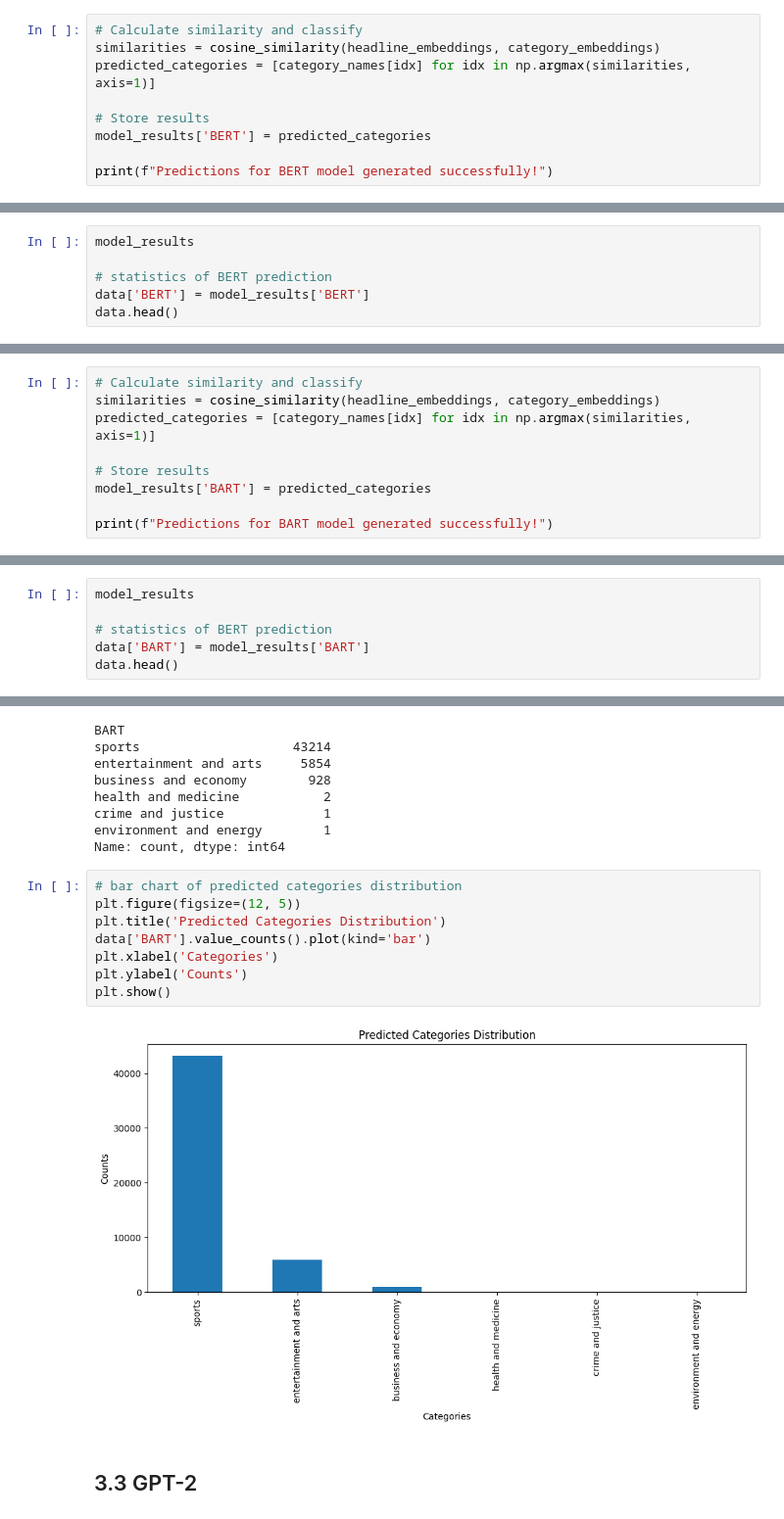
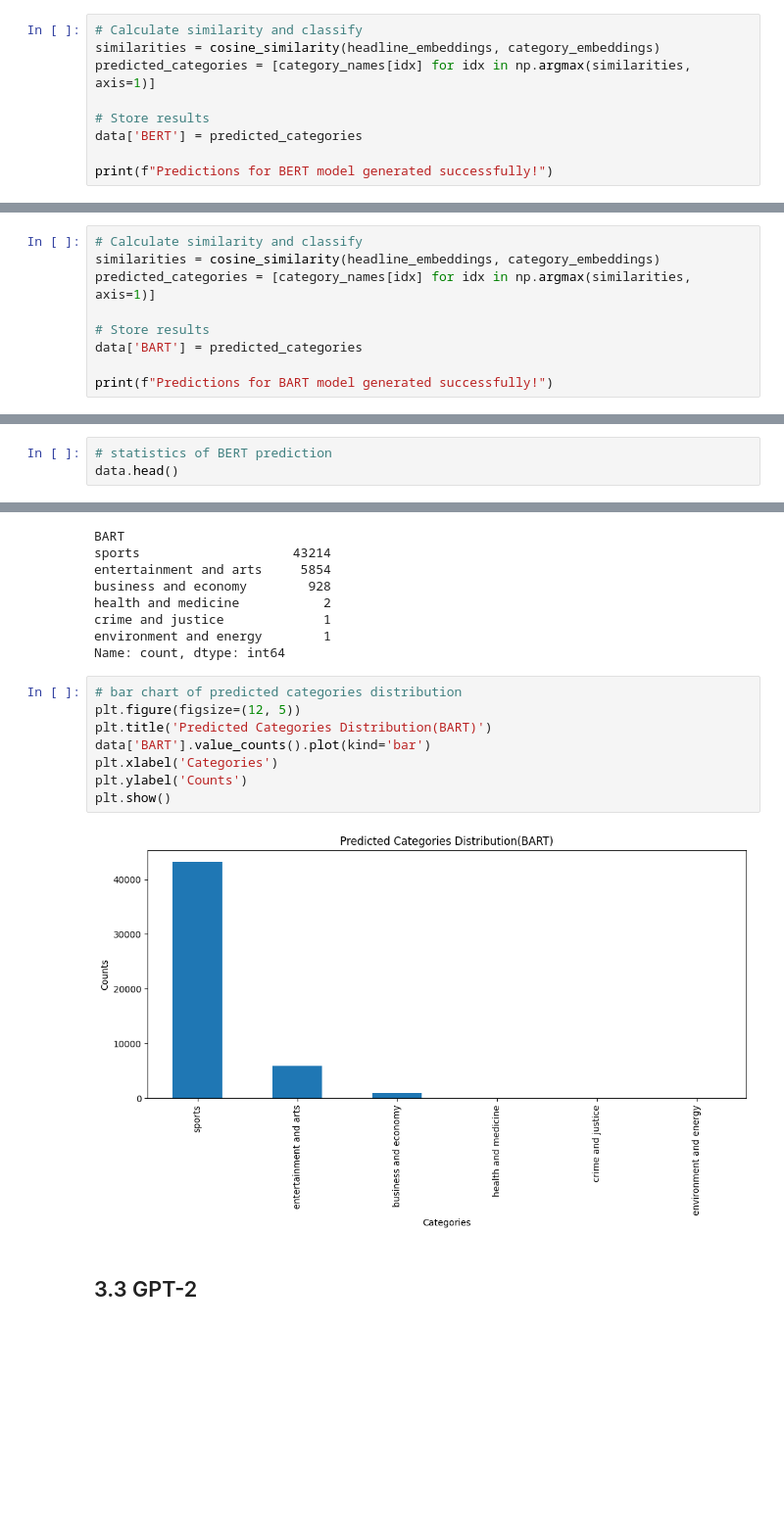
Before and after one commit to zoezhousy/Kaggle_A_Million_News_Headlines, a Jupyter notebook: Classification 1.ipynb, the cells around one changed output, grey strips where cells are left out. Shown: that part at 98% size. Saved outputs shown, nothing was run; the diff lists cells and outputs as text; blank space fills up the shorter version.

```diff
--- a/Classification 1.ipynb
+++ b/Classification 1.ipynb
@@ -394,14 +342,8 @@ similarities = cosine_similarity(headline_embeddings, category_embeddings)
 predicted_categories = [category_names[idx] for idx in np.argmax(similarities, axis=1)]
 
 # Store results
-model_results['BERT'] = predicted_categories
+data['BERT'] = predicted_categories
 
 print(f"Predictions for BERT model generated successfully!")
 # %% [output]
 Predictions for BERT model generated successfully!
-# %%
-model_results
-
-# statistics of BERT prediction
-data['BERT'] = model_results['BERT']
-data.head()
@@ -486,15 +421,12 @@ similarities = cosine_similarity(headline_embeddings, category_embeddings)
 predicted_categories = [category_names[idx] for idx in np.argmax(similarities, axis=1)]
 
 # Store results
-model_results['BART'] = predicted_categories
+data['BART'] = predicted_categories
 
 print(f"Predictions for BART model generated successfully!")
 # %% [output]
 Predictions for BART model generated successfully!
 # %%
-model_results
-
 # statistics of BERT prediction
-data['BART'] = model_results['BART']
 data.head()
 # %% [output]
@@ -518,13 +450,13 @@ Name: count, dtype: int64
 # %%
 # bar chart of predicted categories distribution
 plt.figure(figsize=(12, 5))
-plt.title('Predicted Categories Distribution')
+plt.title('Predicted Categories Distribution(BART)')
 data['BART'].value_counts().plot(kind='bar')
 plt.xlabel('Categories')
 plt.ylabel('Counts')
 plt.show()
 # %% [output]
-[figure, old version]
+[figure, new version]
 # %% [markdown]
 ## 3.3 GPT-2
 # %%
```
Also changed, not shown: parts of 14 cells of this notebook, 1 other file.
